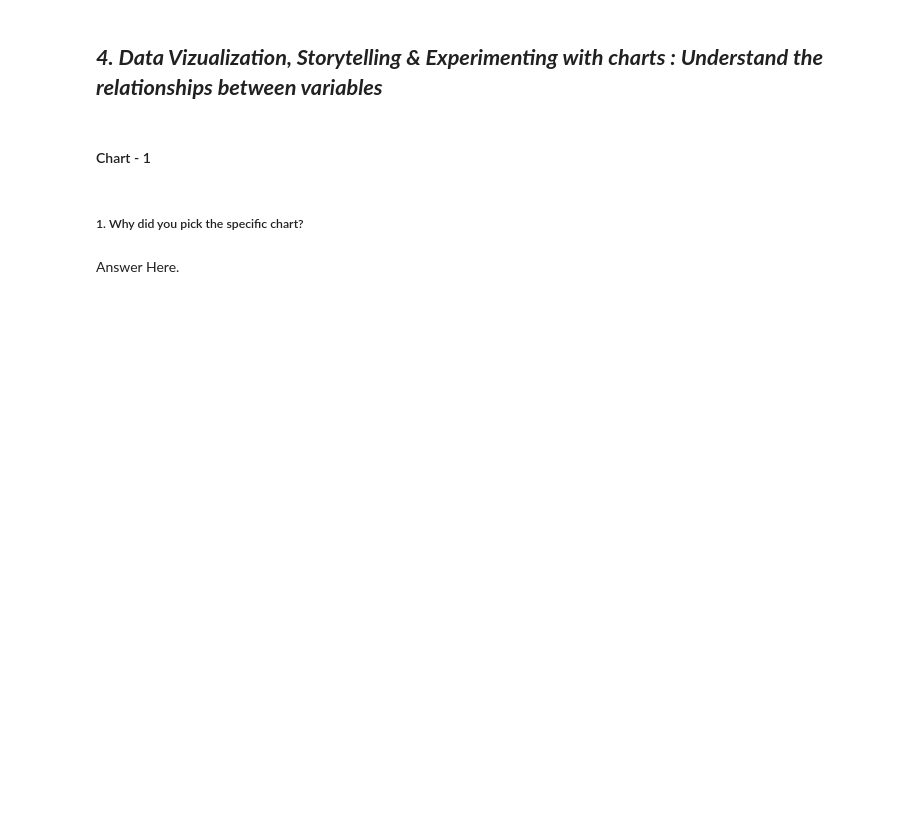
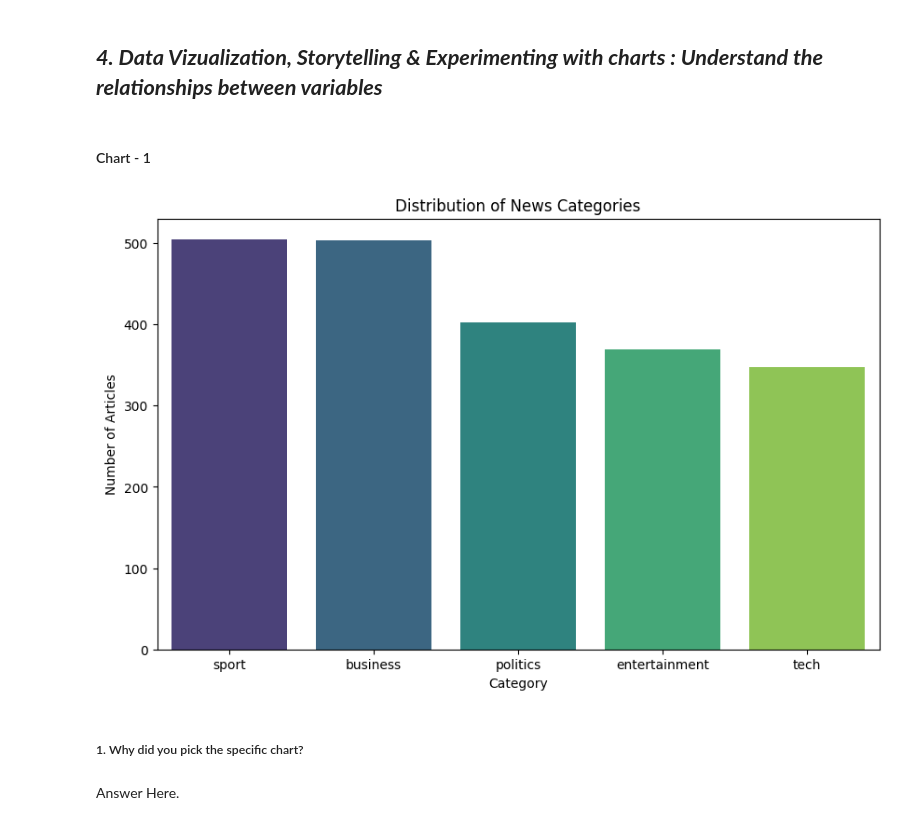
Before and after one commit to hitcaff/Topic_Modeling_on_news_articles, a Jupyter notebook: Topic_Modeling_on_News_Articles(Unsupervised)_.ipynb, the cells around one changed output. Cells and saved outputs as stored; diff of their text form; code cells hidden in the pictures; blank space fills up the shorter version.

```diff
--- a/Topic_Modeling_on_News_Articles(Unsupervised)_.ipynb
+++ b/Topic_Modeling_on_News_Articles(Unsupervised)_.ipynb
@@ -221,6 +291,9 @@ Answer Here
 ### Data Wrangling Code
 # %%
 # Write your code to make your dataset analysis ready.
+
+# Handling Duplicate Values
+bbc_df.drop_duplicates(inplace=True)
 # %% [markdown]
 ### What all manipulations have you done and insights you found?
 # %% [markdown]
@@ -234,3 +305,13 @@ Answer Here.
+# %%
+# Chart - 1 visualization code
+plt.figure(figsize=(10, 6))
+sns.countplot(x='category', data=bbc_df, order = bbc_df['category'].value_counts().index, palette='viridis')
+plt.title('Distribution of News Categories')
+plt.xlabel('Category')
+plt.ylabel('Number of Articles')
+plt.show()
+# %% [output]
+[figure, added]
 # %% [markdown]
 ##### 1. Why did you pick the specific chart?
 # %% [markdown]
```
Also changed, not shown: parts of 35 cells of this notebook.
